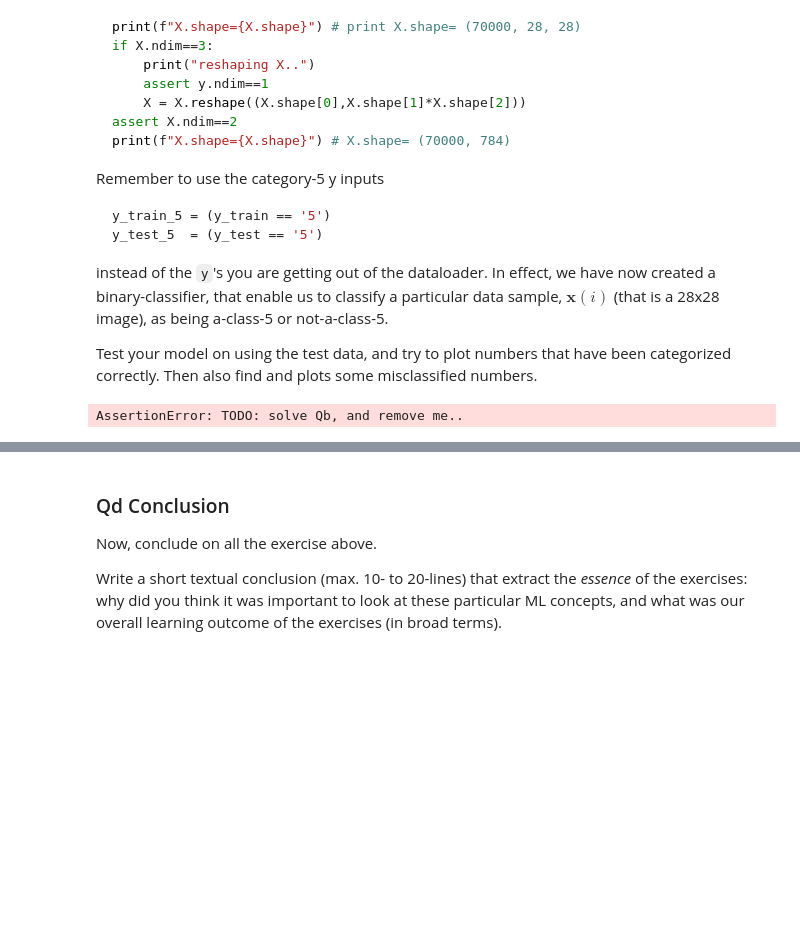
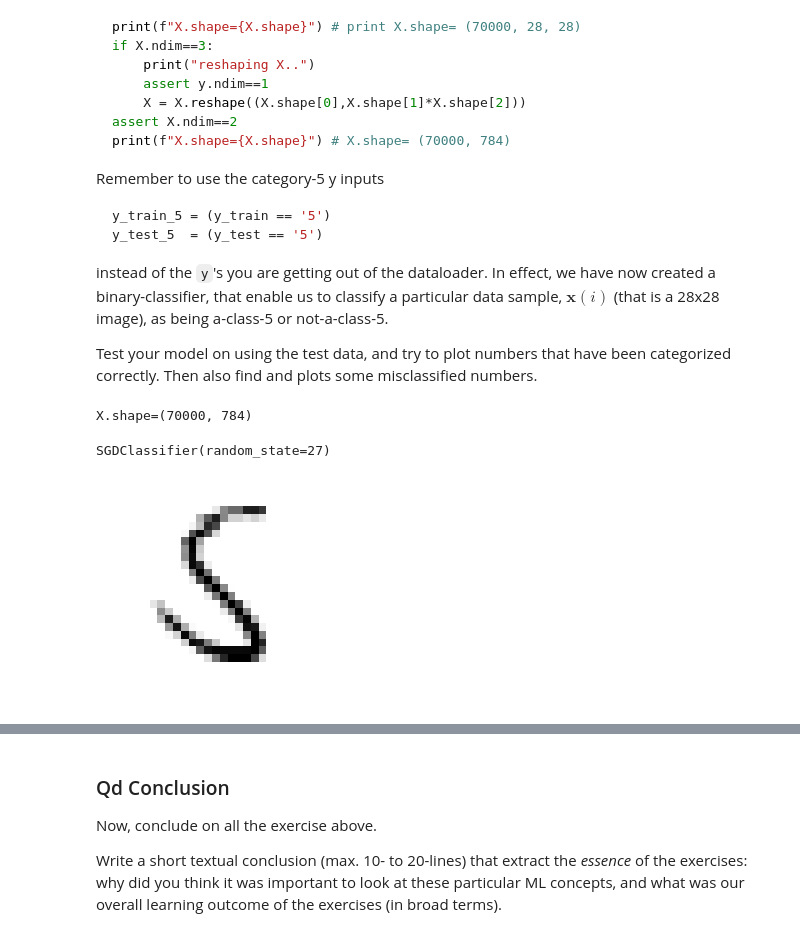
Before and after one commit to laukvalitet/itmal_o1, a Jupyter notebook: exercises/dummy_classifier.ipynb, the cells around one changed output, grey strips where cells are left out. Drawn from its saved outputs; the diff is of its cells as text; code cells hidden in the pictures; blank space fills up the shorter version.

Commit message:
dummy classifier done

```diff
--- a/exercises/dummy_classifier.ipynb
+++ b/exercises/dummy_classifier.ipynb
@@ -91,6 +90,9 @@ print(mnist_3[1][0])
 # %% [output]
 5
 [figure]
+# %%
+def MNIST_GetDataSet():
+    return fetch_openml("mnist_784", return_X_y=True)
 # %% [markdown]
 #### Qb  Add a Stochastic Gradient Decent [SGD] Classifier
 
@@ -122,8 +124,33 @@ y_test_5  = (y_test == '5')
 instead of the `y`'s you are getting out of the dataloader. In effect, we have now created a binary-classifier, that enable us to classify a particular data sample, $\mathbf{x}(i)$ (that is a 28x28 image), as being a-class-5 or not-a-class-5.
 
 Test your model on using the test data, and try to plot numbers that have been categorized correctly. Then also find and plots some misclassified numbers.
-# %%
-# TODO: add your code here..
-assert False, "TODO: solve Qb, and remove me.."
-# %% [output]
-AssertionError: TODO: solve Qb, and remove me..
+# %%
+
+from sklearn.model_selection import train_test_split
+X, y = MNIST_GetDataSet()
+# %%
+print(f"X.shape={X.shape}") # print X.shape= (70000, 28, 28)
+#if X.ndim==3:
+#    print("reshaping X..")
+#    assert y.ndim==1
+#    X = X.reshape((X.shape[0],X.shape[1]*X.shape[2]))
+#assert X.ndim==2
+#print(f"X.shape={X.shape}") # X.shape= (70000, 784)
+# %% [output]
+X.shape=(70000, 784)
+# %%
+
+y_is_it_a_five = y == '5'
+X_train, X_test, y_train, y_test = train_test_split(X, y_is_it_a_five)
+# %%
+from sklearn.linear_model import SGDClassifier
+sgd_classifier = SGDClassifier(random_state=27)
+sgd_classifier.fit(X_train, y_train)
+# %% [output]
+SGDClassifier(random_state=27)
+# %%
+y_pred = sgd_classifier.predict(X_test)
+error_indexes = [i for i, (y_p, y_t) in enumerate(zip(y_pred,y_test)) if y_p != y_t]
+MNIST_PlotDigit(X_test[error_indexes[0]])
+# %% [output]
+[figure, added]
```
Also changed, not shown: parts of 7 cells of this notebook.
